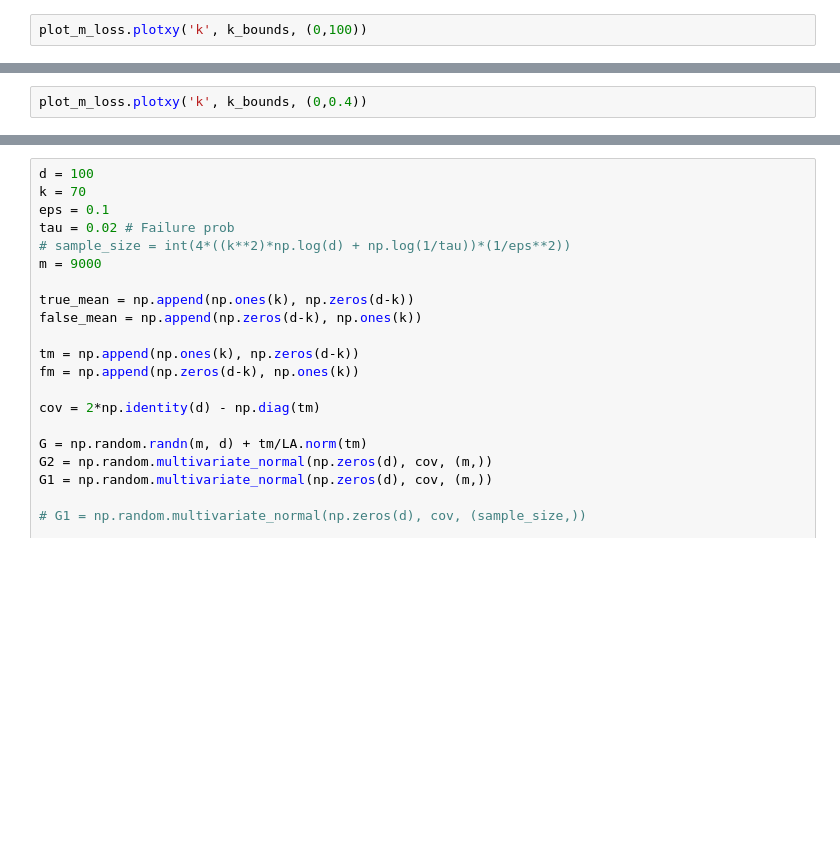
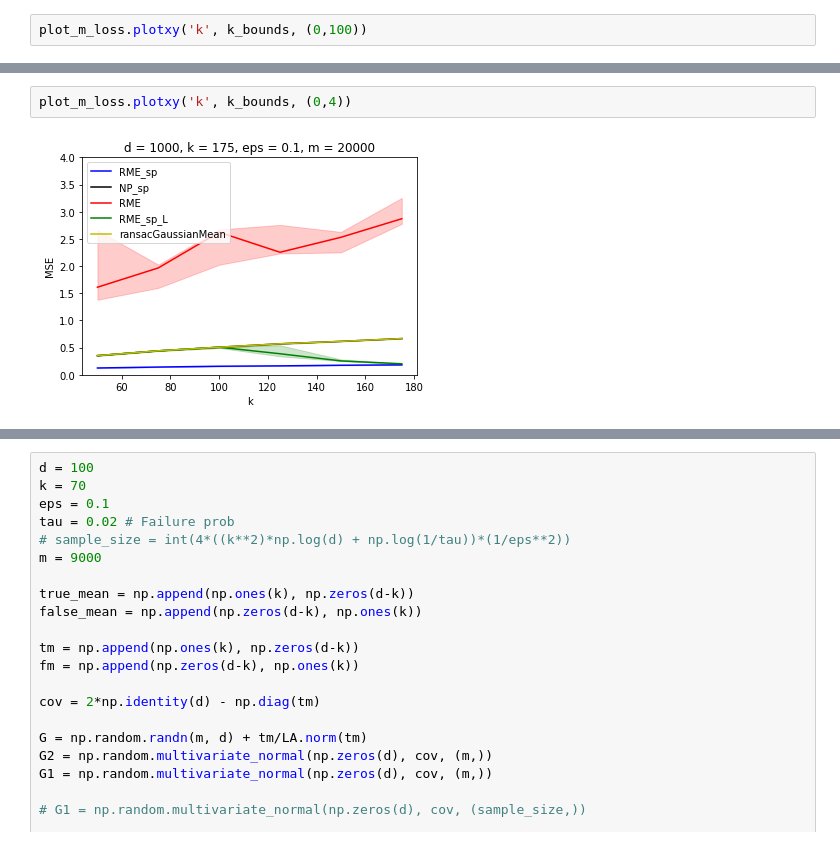
Before and after one commit to sushrutk/robust_sparse_mean_estimation, a Jupyter notebook: old_sparse-mean-eric.ipynb, the cells around one changed output, grey strips where cells are left out. Cells and saved outputs as stored; diff of their text form; blank space fills up the shorter version.

```diff
--- a/old_sparse-mean-eric.ipynb
+++ b/old_sparse-mean-eric.ipynb
@@ -282,2 +247,4 @@ KeyboardInterrupt:
 # %%
-plot_m_loss.plotxy('k', k_bounds, (0,0.4))
+plot_m_loss.plotxy('k', k_bounds, (0,4))
+# %% [output]
+[figure, added]
```
Also changed, not shown: parts of 10 cells of this notebook, 1 other file.
